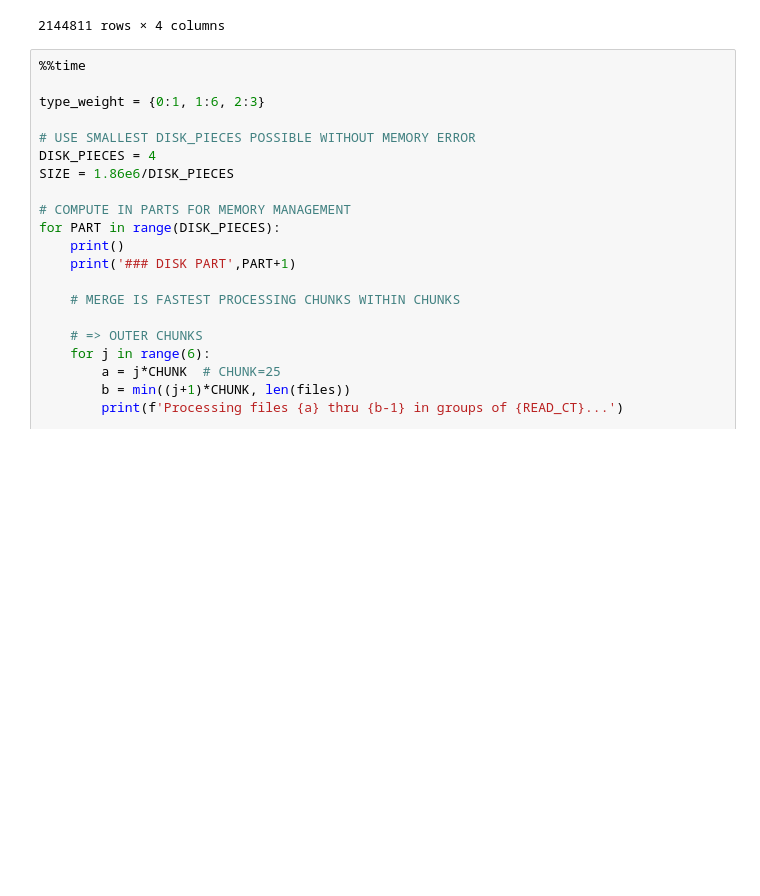
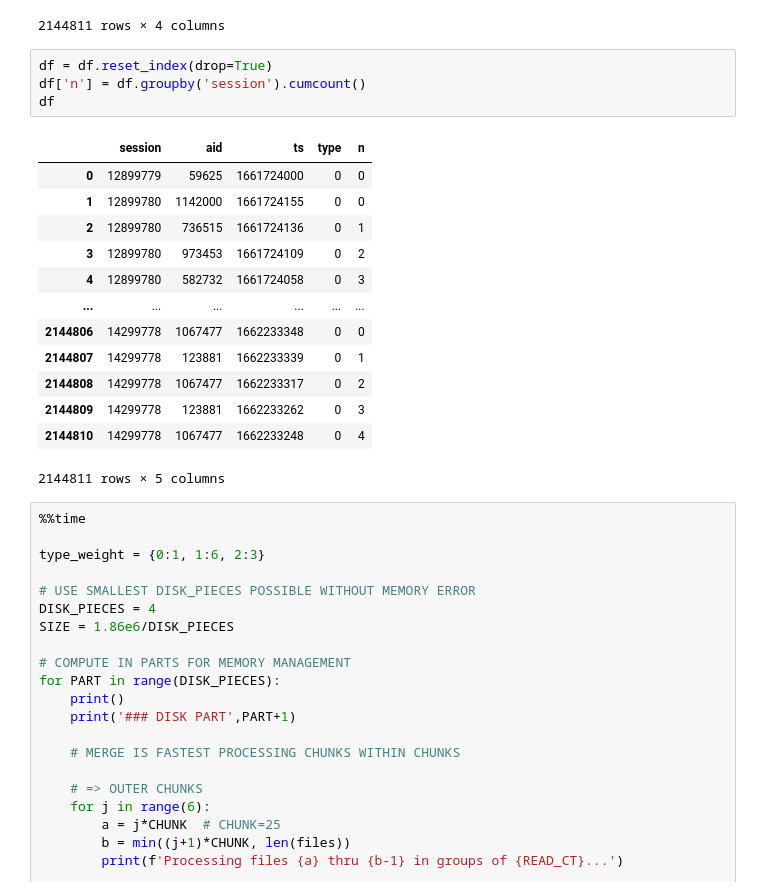
Before and after one commit to hmzhan/otto, a Jupyter notebook: candidate-rerank-model-lb-0-575.ipynb, the cells around one changed output. Saved outputs shown, nothing was run; the diff lists cells and outputs as text; blank space fills up the shorter version.

```diff
--- a/candidate-rerank-model-lb-0-575.ipynb
+++ b/candidate-rerank-model-lb-0-575.ipynb
@@ -171,6 +171,24 @@ df
 | 1236039 | 14299778 | 123881 | 1662233262 | 0 |
 | 1236038 | 14299778 | 1067477 | 1662233248 | 0 |
 2144811 rows × 4 columns
+# %%
+df = df.reset_index(drop=True)
+df['n'] = df.groupby('session').cumcount()
+df
+# %% [output]
+|  | session | aid | ts | type | n |
+| 0 | 12899779 | 59625 | 1661724000 | 0 | 0 |
+| 1 | 12899780 | 1142000 | 1661724155 | 0 | 0 |
+| 2 | 12899780 | 736515 | 1661724136 | 0 | 1 |
+| 3 | 12899780 | 973453 | 1661724109 | 0 | 2 |
+| 4 | 12899780 | 582732 | 1661724058 | 0 | 3 |
+| ... | ... | ... | ... | ... | ... |
+| 2144806 | 14299778 | 1067477 | 1662233348 | 0 | 0 |
+| 2144807 | 14299778 | 123881 | 1662233339 | 0 | 1 |
+| 2144808 | 14299778 | 1067477 | 1662233317 | 0 | 2 |
+| 2144809 | 14299778 | 123881 | 1662233262 | 0 | 3 |
+| 2144810 | 14299778 | 1067477 | 1662233248 | 0 | 4 |
+2144811 rows × 5 columns
 # %%
 %%time
 
```
Also changed, not shown: parts of 1 cell of this notebook.
